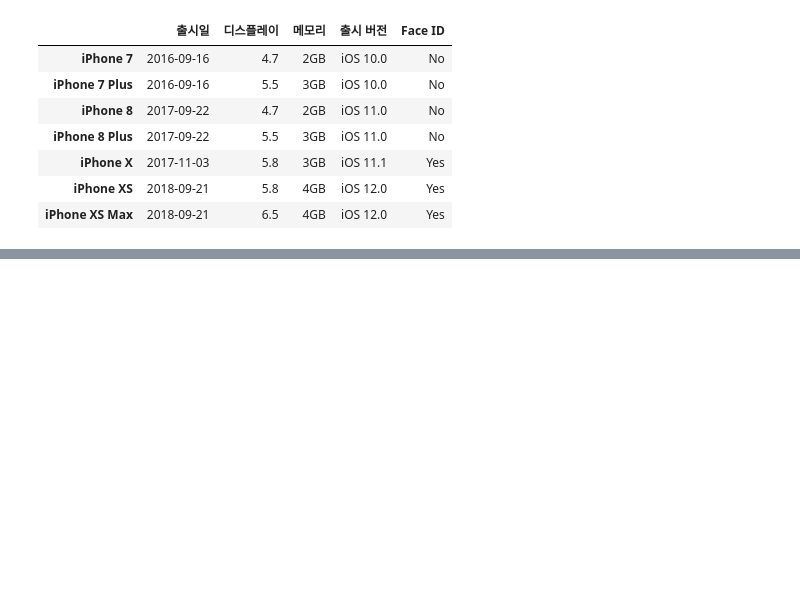
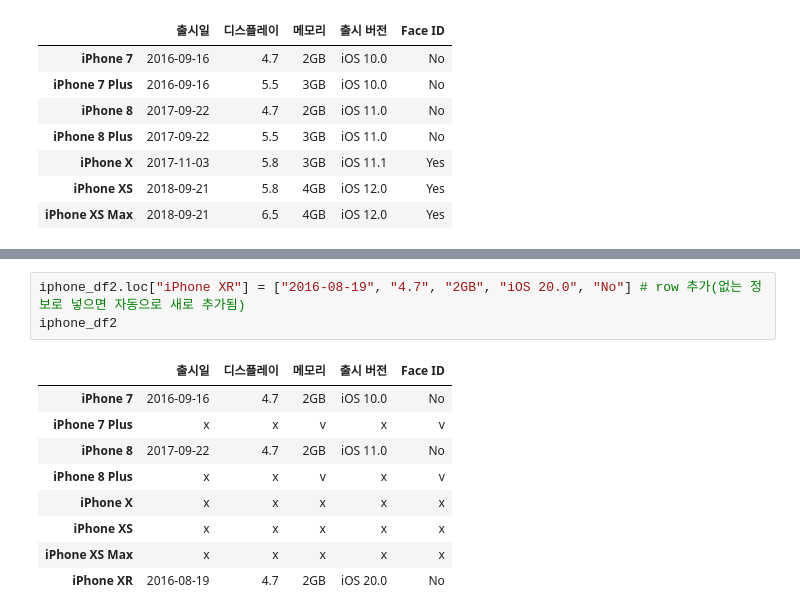
Before and after one commit to GroundP/DataScience, a Jupyter notebook: Pandas.ipynb, the cells around one changed output, grey strips where cells are left out. Drawn from its saved outputs; the diff is of its cells as text; blank space fills up the shorter version.

```diff
--- a/Pandas.ipynb
+++ b/Pandas.ipynb
@@ -144,0 +409,13 @@ iphone_df2
+# %%
+iphone_df2.loc["iPhone XR"] = ["2016-08-19", "4.7", "2GB", "iOS 20.0", "No"] # row 추가(없는 정보로 넣으면 자동으로 새로 추가됨)
+iphone_df2
+# %% [output]
+|  | 출시일 | 디스플레이 | 메모리 | 출시 버전 | Face ID |
+| iPhone 7 | 2016-09-16 | 4.7 | 2GB | iOS 10.0 | No |
+| iPhone 7 Plus | x | x | v | x | v |
+| iPhone 8 | 2017-09-22 | 4.7 | 2GB | iOS 11.0 | No |
+| iPhone 8 Plus | x | x | v | x | v |
+| iPhone X | x | x | x | x | x |
+| iPhone XS | x | x | x | x | x |
+| iPhone XS Max | x | x | x | x | x |
+| iPhone XR | 2016-08-19 | 4.7 | 2GB | iOS 20.0 | No |
```
Also changed, not shown: parts of 53 cells of this notebook, 6 other files.
